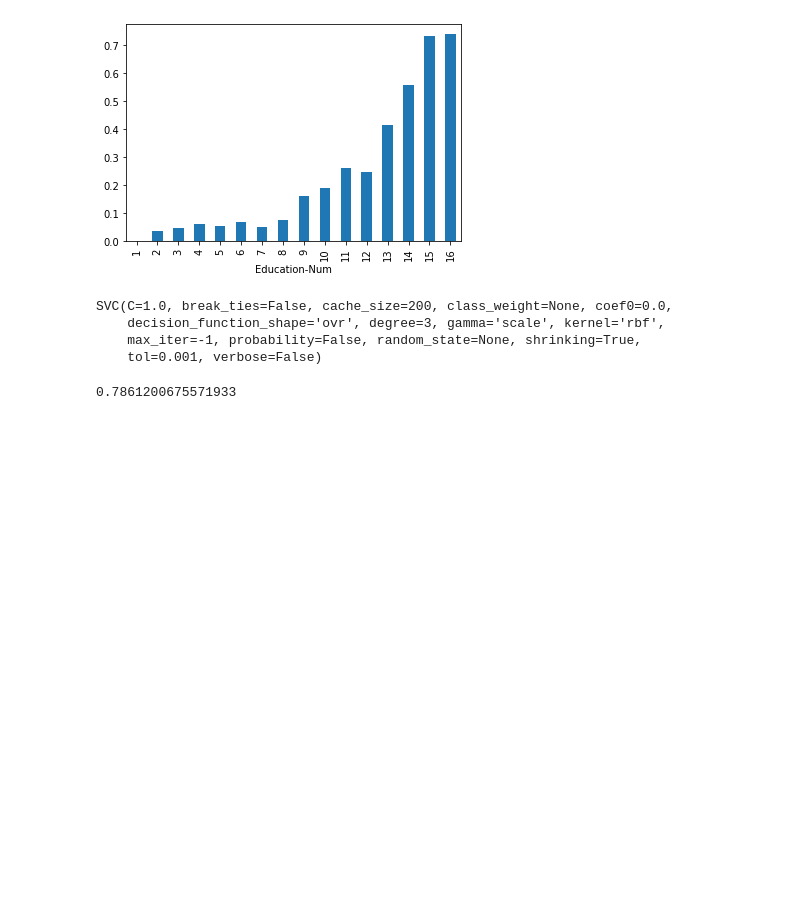
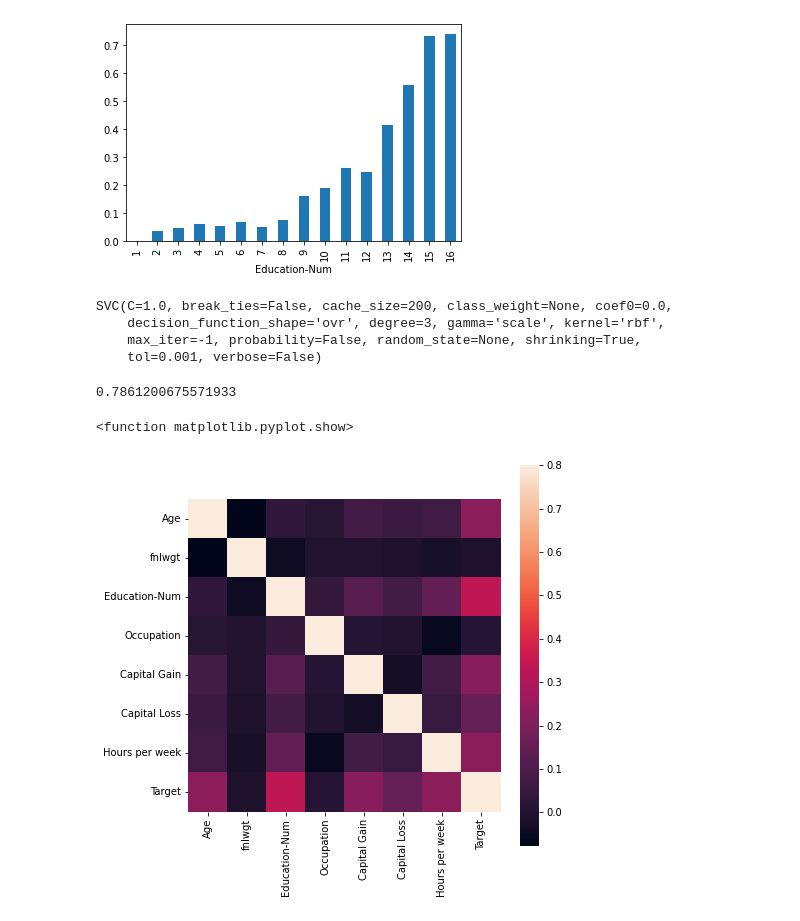
Before and after one commit to rajeshchengannur/MachineLearning, a Jupyter notebook: svm_census.ipynb, the cells around one changed output. Cells and saved outputs as stored; diff of their text form; code cells hidden in the pictures; blank space fills up the shorter version.

```diff
--- a/svm_census.ipynb
+++ b/svm_census.ipynb
@@ -116,3 +116,13 @@ score = classifier.score(x_test,y_test)
 print(score)
 # %% [output]
 0.7861200675571933
+# %%
+# Just see how the fields in our datasets are corelated
+import seaborn as sns
+corrmat = original_data.corr()
+f,ax = plt.subplots(figsize=(7,7))
+sns.heatmap(corrmat ,vmax=0.8,square =True)
+plt.show
+# %% [output]
+<function matplotlib.pyplot.show>
+[figure, added]
```
Also changed, not shown: parts of 8 cells of this notebook.
